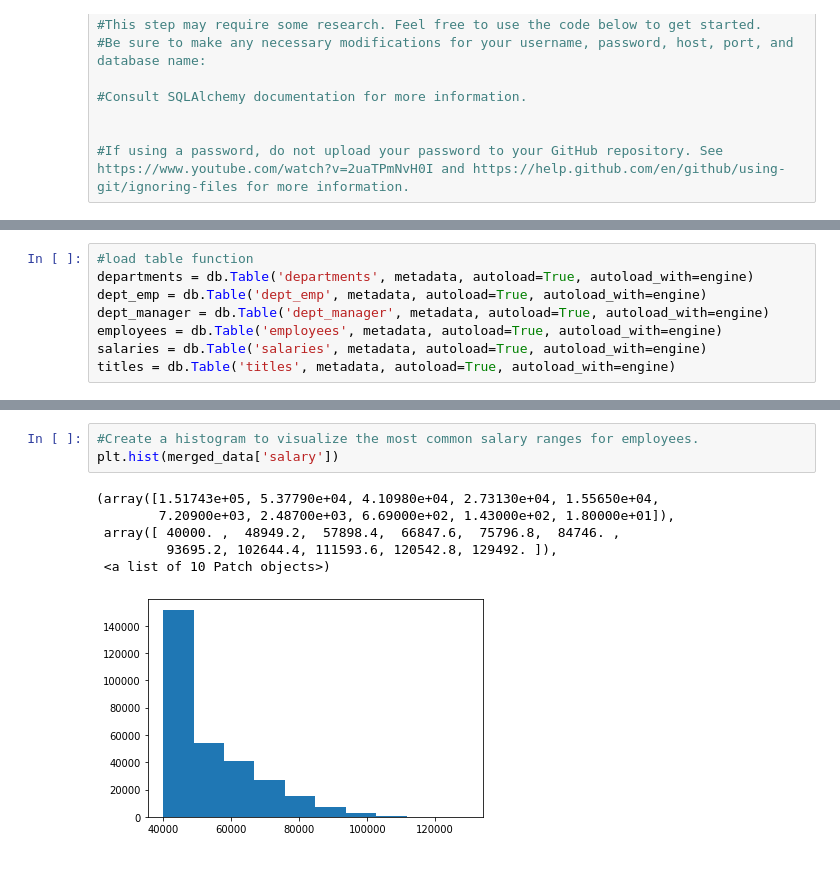
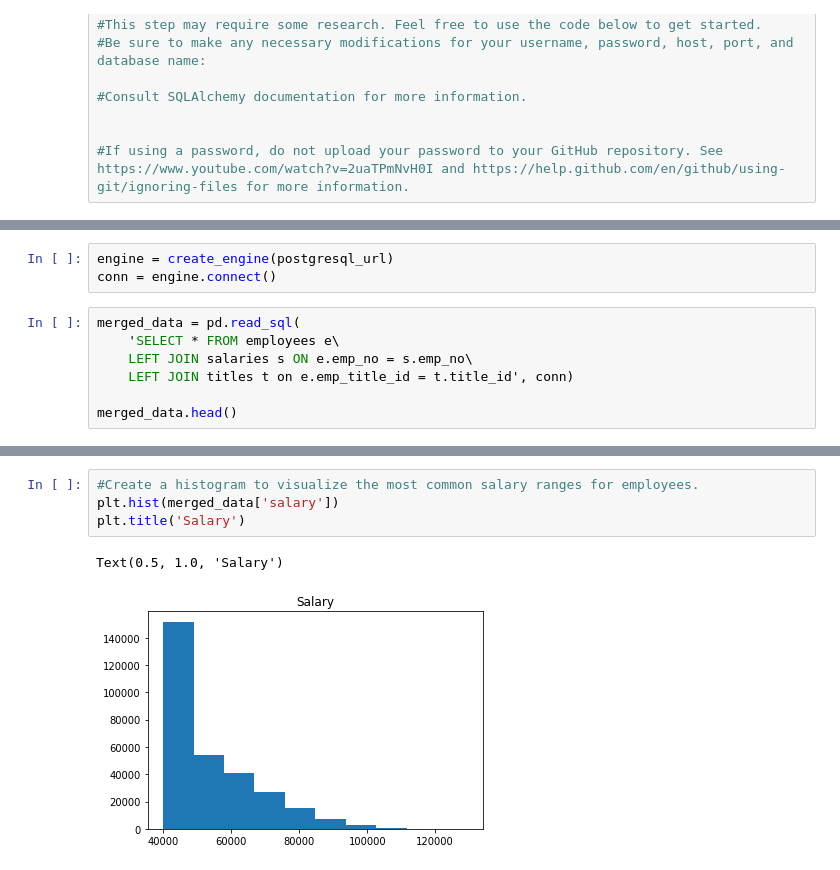
Before and after one commit to drewpgilmore/sql-challenge, a Jupyter notebook: EmployeeSQL/employee_visual.ipynb, the cells around one changed output, grey strips where cells are left out. Cells and saved outputs as stored; diff of their text form.

Commit message:
final visualization script

```diff
--- a/EmployeeSQL/employee_visual.ipynb
+++ b/EmployeeSQL/employee_visual.ipynb
@@ -23,8 +19,0 @@ metadata = db.MetaData()
-# %%
-#load table function
-departments = db.Table('departments', metadata, autoload=True, autoload_with=engine)
-dept_emp = db.Table('dept_emp', metadata, autoload=True, autoload_with=engine)
-dept_manager = db.Table('dept_manager', metadata, autoload=True, autoload_with=engine)
-employees = db.Table('employees', metadata, autoload=True, autoload_with=engine)
-salaries = db.Table('salaries', metadata, autoload=True, autoload_with=engine)
-titles = db.Table('titles', metadata, autoload=True, autoload_with=engine)
@@ -48,0 +20,10 @@ titles_df = df_list[5]
+# %%
+engine = create_engine(postgresql_url)
+conn = engine.connect()
+# %%
+merged_data = pd.read_sql(
+    'SELECT * FROM employees e\
+    LEFT JOIN salaries s ON e.emp_no = s.emp_no\
+    LEFT JOIN titles t on e.emp_title_id = t.title_id', conn)
+
+merged_data.head()
@@ -49,13 +37,10 @@ titles_df = df_list[5]
 # %%
 #Create a histogram to visualize the most common salary ranges for employees.
 plt.hist(merged_data['salary'])
+plt.title('Salary')
 # %% [output]
-(array([1.51743e+05, 5.37790e+04, 4.10980e+04, 2.73130e+04, 1.55650e+04,
-        7.20900e+03, 2.48700e+03, 6.69000e+02, 1.43000e+02, 1.80000e+01]),
- array([ 40000. ,  48949.2,  57898.4,  66847.6,  75796.8,  84746. ,
-         93695.2, 102644.4, 111593.6, 120542.8, 129492. ]),
- <a list of 10 Patch objects>)
+Text(0.5, 1.0, 'Salary')
-[figure, old version]
+[figure, new version]
 # %%
 #Create a bar chart of average salary by title.
 average_salary = merged_data[['title', 'salary']].groupby('title').mean().reset_index()
```
Also changed, not shown: parts of 6 cells of this notebook.
